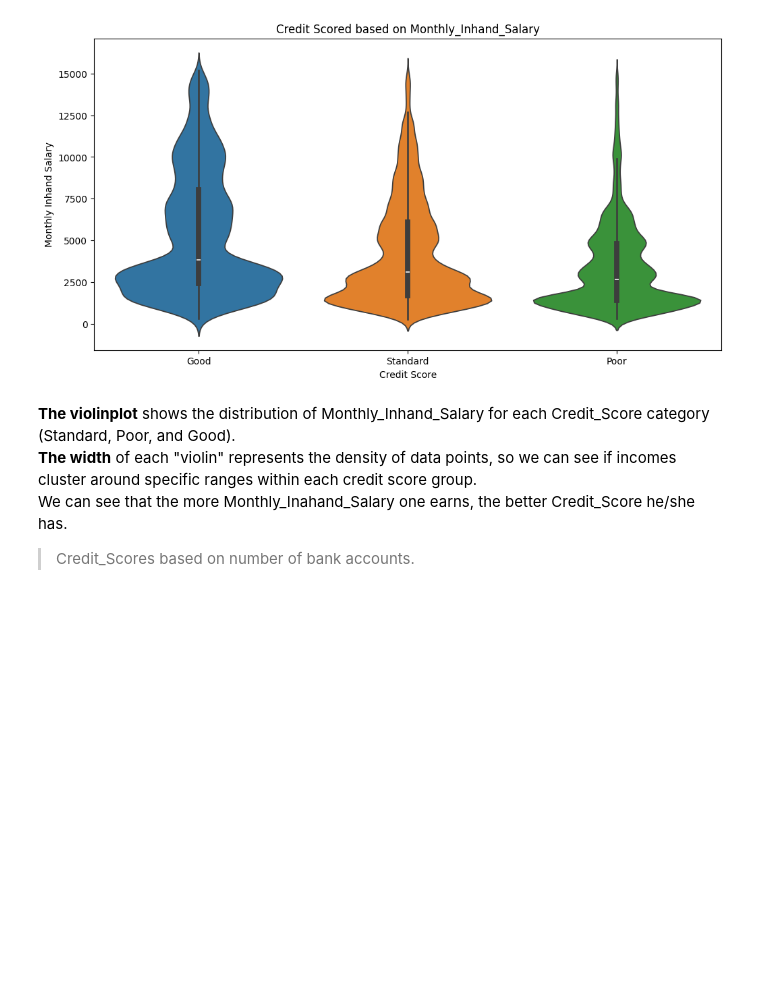
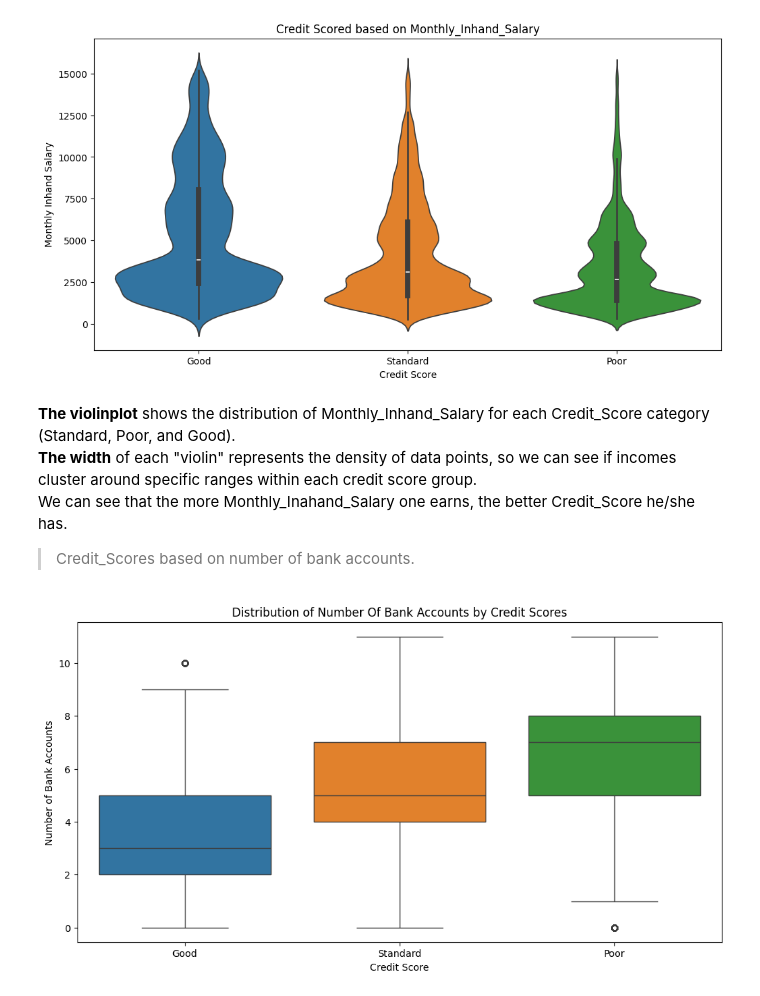
Before and after one commit to Darknight47/Data-Science-Project-01, a Jupyter notebook: credit_score_classification.ipynb, the cells around one changed output. Cells and saved outputs as stored; diff of their text form; code cells hidden in the pictures; blank space fills up the shorter version.

Commit message:
data exploration p4

```diff
--- a/credit_score_classification.ipynb
+++ b/credit_score_classification.ipynb
@@ -207,3 +207,13 @@ plt.show()
 We can see that the more Monthly_Inahand_Salary one earns, the better Credit_Score he/she has.
 
 > Credit_Scores based on number of bank accounts.
+# %%
+# Categorical and Numerical features
+plt.figure(figsize=(12, 6))
+sns.boxplot(data=dataset, x='Credit_Score', y='Num_Bank_Accounts', hue='Credit_Score')
+plt.title('Distribution of Number Of Bank Accounts by Credit Scores')
+plt.xlabel('Credit Score')
+plt.ylabel('Number of Bank Accounts')
+plt.show()
+# %% [output]
+[figure, added]
```
Also changed, not shown: parts of 5 cells of this notebook.
